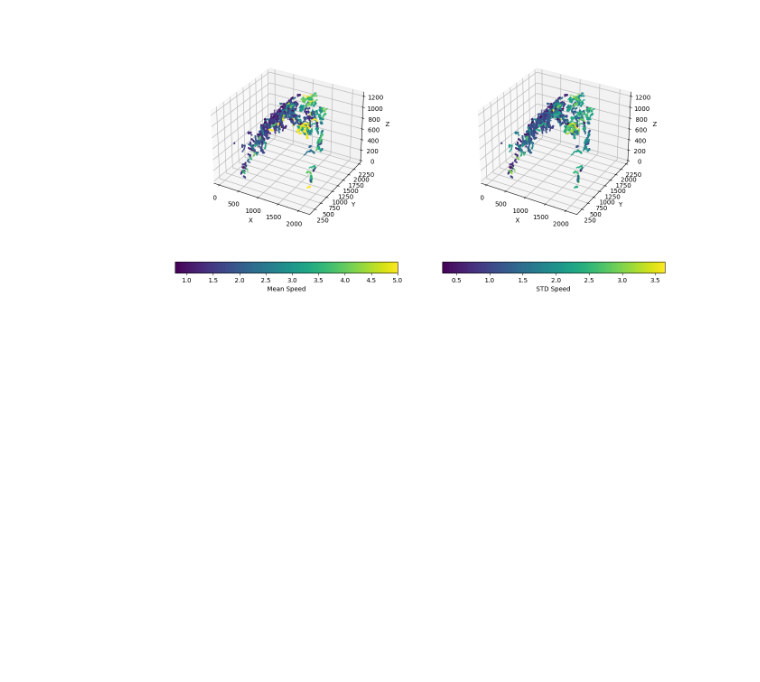
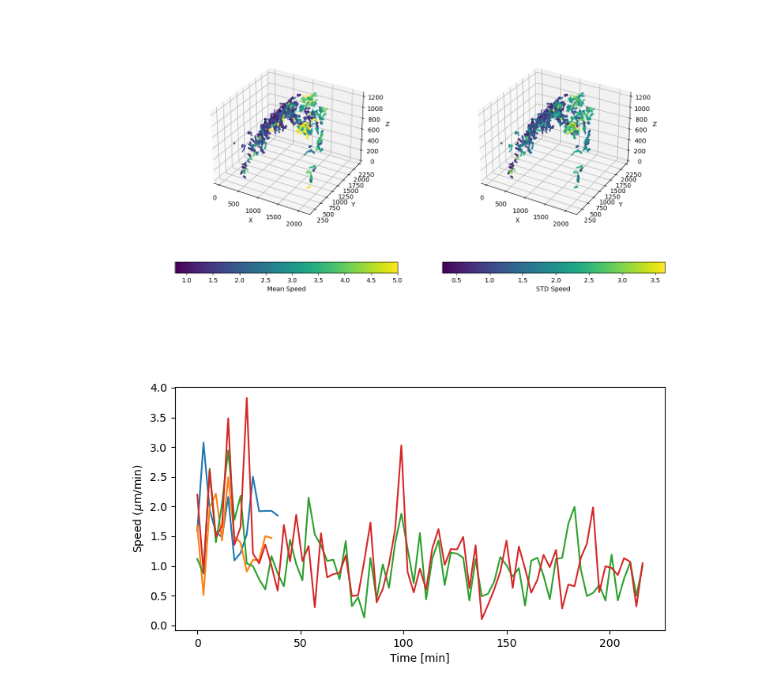
Before and after one commit to aicjanelia/visitor-kerney, a Jupyter notebook: speedAnalysis.ipynb, the cells around one changed output. Saved outputs shown, nothing was run; the diff lists cells and outputs as text; code cells hidden in the pictures; blank space fills up the shorter version.

Commit message:
Add time traces

```diff
--- a/speedAnalysis.ipynb
+++ b/speedAnalysis.ipynb
@@ -304,3 +304,29 @@ plt.show()
 fig.savefig(mainDir + "AlgaeSpatialTracksByMean.png")
 # %% [output]
 [figure]
+# %%
+# Track time traces
+# Line graphs are more interesting for only a few tracks
+fig = plt.figure(6)
+fig.set_size_inches(8,4)
+plt.clf()
+
+IDlist = [1674,87,1663,1667]
+
+for idval in IDlist:
+
+    # grab the information for this track
+    thisTrack = linkedSpots["Target track"]==idval
+    thisTrack = linkedSpots.loc[thisTrack,["Target frame","Speed (um/min)"]]
+    thisTrack = thisTrack.sort_values(by='Target frame')
+
+    # plot the line
+    plt.plot(thisTrack['Target frame']*frameRate,thisTrack['Speed (um/min)'])
+
+# Add formatting
+plt.xlabel('Time [min]')
+plt.ylabel('Speed ($\\mu$m/min)')
+
+plt.show()
+# %% [output]
+[figure, added]
```
Also changed, not shown: parts of 1 cell of this notebook.
